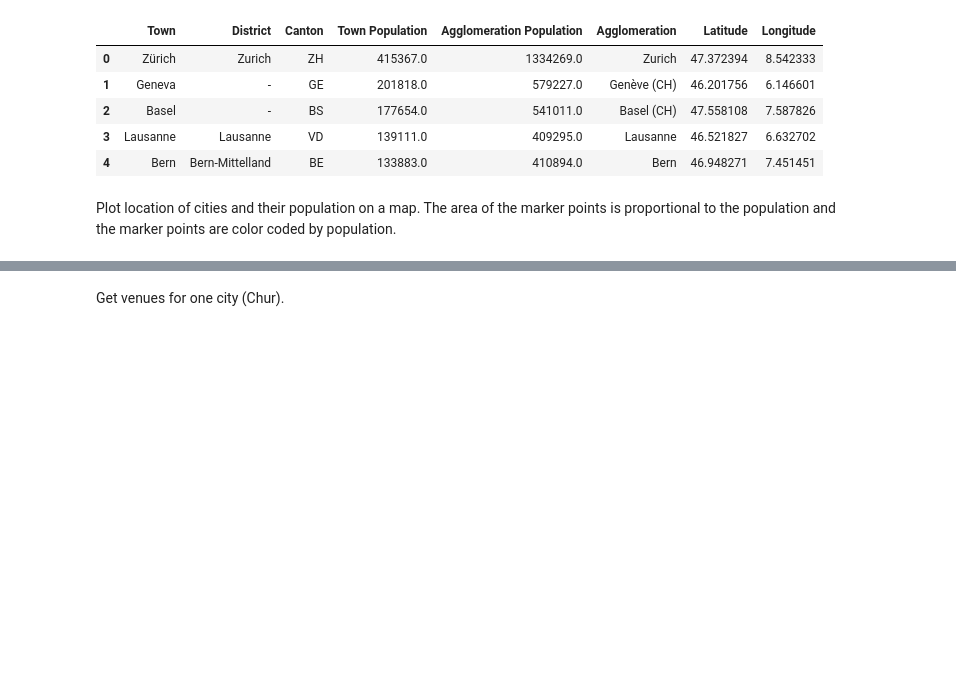
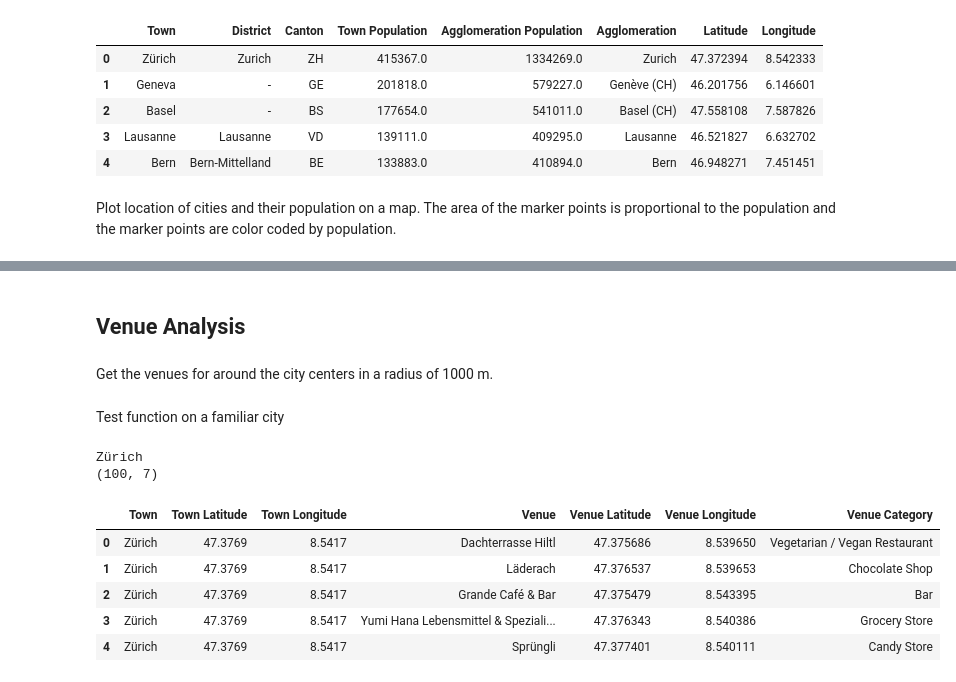
Before and after one commit to jodietrich/Coursera_Capstone, a Jupyter notebook: swiss_city_clustering.ipynb, the cells around one changed output, grey strips where cells are left out. Saved outputs shown, nothing was run; the diff lists cells and outputs as text; code cells hidden in the pictures; blank space fills up the shorter version.

```diff
--- a/swiss_city_clustering.ipynb
+++ b/swiss_city_clustering.ipynb
@@ -228,5 +227,7 @@ population_colormap.add_to(map_switzerland)
 map_switzerland
 # %% [output]
 [interactive output not drawn]
-# %% [markdown]
-Get venues for one city (Chur).
+# %% [markdown]
+## Venue Analysis
+# %% [markdown]
+Get the venues for around the city centers in a radius of 1000 m.
@@ -232,0 +280,15 @@ Get venues for one city (Chur).
+# %% [markdown]
+Test function on a familiar city
+# %%
+zvenues = getNearbyVenues(['Zürich'], ['47.3769'], ['8.5417'], radius=None, limit=150)
+print(zvenues.shape)
+zvenues.head()
+# %% [output]
+Zürich
+(100, 7)
+|  | Town | Town Latitude | Town Longitude | Venue | Venue Latitude | Venue Longitude | Venue Category |
+| 0 | Zürich | 47.3769 | 8.5417 | Dachterrasse Hiltl | 47.375686 | 8.539650 | Vegetarian / Vegan Restaurant |
+| 1 | Zürich | 47.3769 | 8.5417 | Läderach | 47.376537 | 8.539653 | Chocolate Shop |
+| 2 | Zürich | 47.3769 | 8.5417 | Grande Café & Bar | 47.375479 | 8.543395 | Bar |
+| 3 | Zürich | 47.3769 | 8.5417 | Yumi Hana Lebensmittel & Speziali... | 47.376343 | 8.540386 | Grocery Store |
+| 4 | Zürich | 47.3769 | 8.5417 | Sprüngli | 47.377401 | 8.540111 | Candy Store |
```
Also changed, not shown: parts of 9 cells of this notebook.
